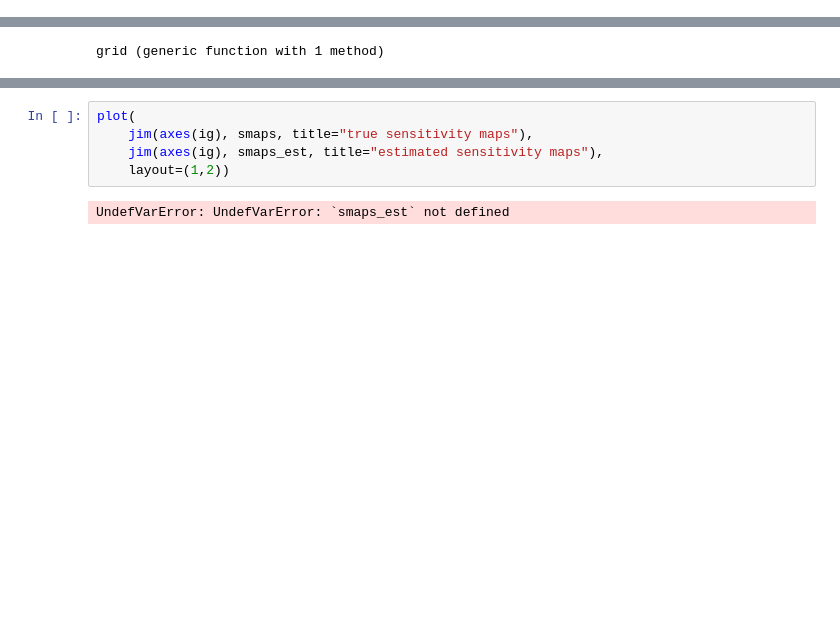
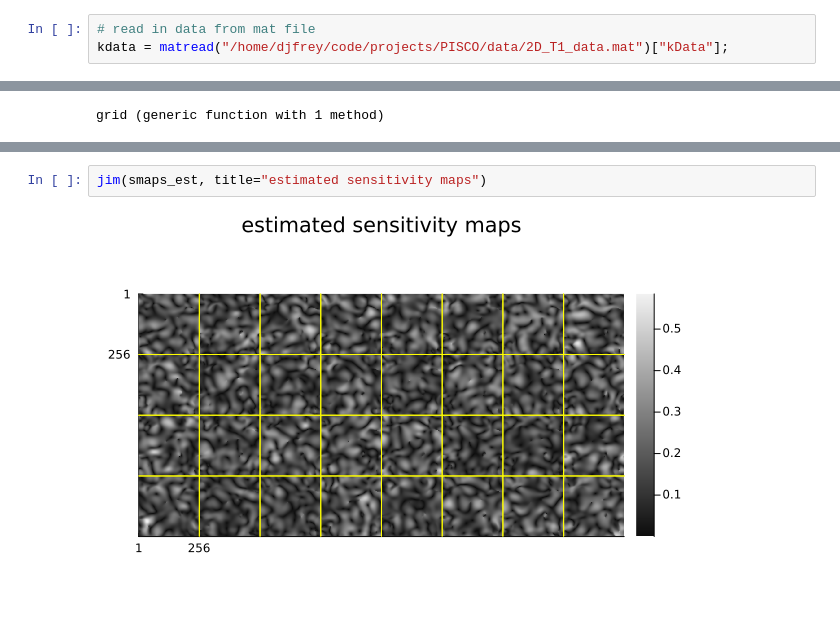
Before and after one commit to fmrifrey/pisco.jl, a Jupyter notebook: pisco_demo.ipynb, the cells around one changed output, grey strips where cells are left out. Drawn from its saved outputs; the diff is of its cells as text; blank space fills up the shorter version.

```diff
--- a/pisco_demo.ipynb
+++ b/pisco_demo.ipynb
@@ -81,3 +79,6 @@ kdata = A*ρ_true + Ɛ;
+# %%
+# read in data from mat file
+kdata = matread("/home/djfrey/code/projects/PISCO/data/2D_T1_data.mat")["kData"];
 # %% [markdown]
 Next, we will estimate the SENSE maps using PISCO
 # %%
@@ -186,7 +176,4 @@ UndefVarError: UndefVarError: `h_p` not defined
 # %%
-plot(
-    jim(axes(ig), smaps, title="true sensitivity maps"),
-    jim(axes(ig), smaps_est, title="estimated sensitivity maps"),
-    layout=(1,2))
+jim(smaps_est, title="estimated sensitivity maps")
 # %% [output]
-UndefVarError: UndefVarError: `smaps_est` not defined
+[figure, added]
```
Also changed, not shown: parts of 9 cells of this notebook.
